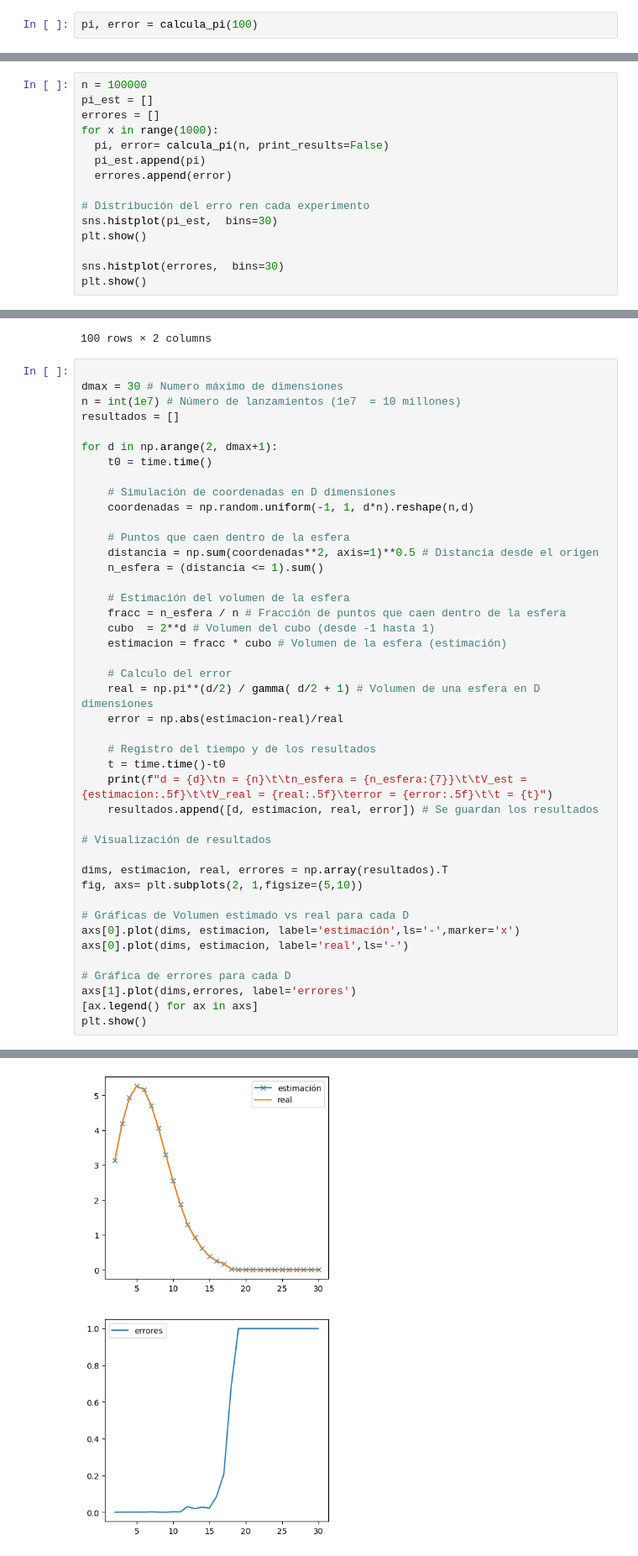
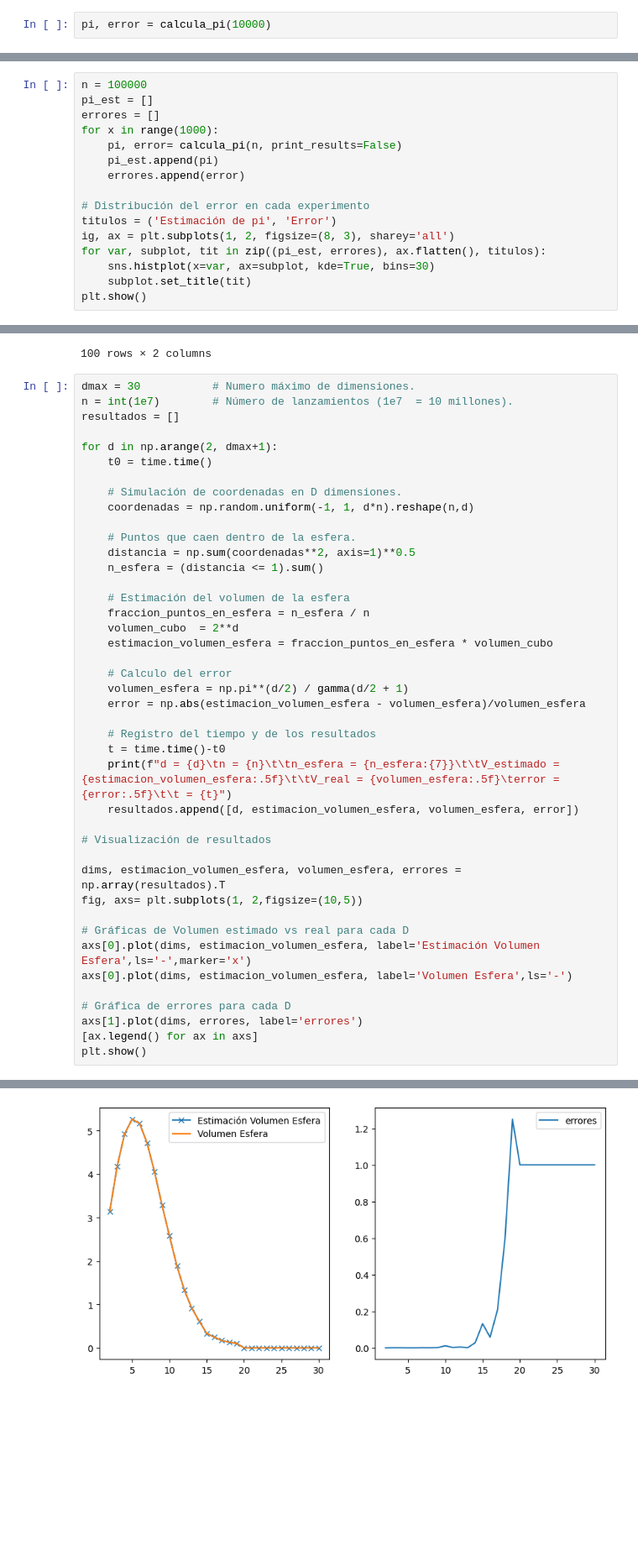
Before and after one commit to AnIsAsPe/Estimacion-probabilidad-conflicto-en-trayectorias-de-vuelos-paralelos, a Jupyter notebook: Notebooks/Estimación_de_pi_con_Montecarlo.ipynb, the cells around one changed output, grey strips where cells are left out. Shown at 84% size. Drawn from its saved outputs; the diff is of its cells as text; blank space fills up the shorter version.

```diff
--- a/Notebooks/Estimación_de_pi_con_Montecarlo.ipynb
+++ b/Notebooks/Estimación_de_pi_con_Montecarlo.ipynb
@@ -134,3 +135,3 @@ def calcula_pi(n, print_results=True):
 # %%
-pi, error = calcula_pi(100)
+pi, error = calcula_pi(10000)
 # %% [output]
@@ -142,14 +143,15 @@ n = 100000
 pi_est = []
 errores = []
 for x in range(1000):
-  pi, error= calcula_pi(n, print_results=False)
-  pi_est.append(pi)
-  errores.append(error)
+    pi, error= calcula_pi(n, print_results=False)
+    pi_est.append(pi)
+    errores.append(error)
 
-# Distribución del erro ren cada experimento
-sns.histplot(pi_est,  bins=30)
+# Distribución del error en cada experimento
+titulos = ('Estimación de pi', 'Error')
+ig, ax = plt.subplots(1, 2, figsize=(8, 3), sharey='all')
+for var, subplot, tit in zip((pi_est, errores), ax.flatten(), titulos):
+    sns.histplot(x=var, ax=subplot, kde=True, bins=30)
+    subplot.set_title(tit)
 plt.show()
-
-sns.histplot(errores,  bins=30)
-plt.show()
 # %% [output]
@@ -199,46 +200,45 @@ pd.DataFrame(coordenadas, columns = ['dim'+str(i) for i in range(1, d+1)])
 | 99 | -0.483200 | 0.247249 |
 100 rows × 2 columns
 # %%
-
-dmax = 30 # Numero máximo de dimensiones
-n = int(1e7) # Número de lanzamientos (1e7  = 10 millones)
+dmax = 30           # Numero máximo de dimensiones.
+n = int(1e7)        # Número de lanzamientos (1e7  = 10 millones).
 resultados = []
 
 for d in np.arange(2, dmax+1):
     t0 = time.time()
 
-    # Simulación de coordenadas en D dimensiones
+    # Simulación de coordenadas en D dimensiones.
     coordenadas = np.random.uniform(-1, 1, d*n).reshape(n,d)
 
-    # Puntos que caen dentro de la esfera
-    distancia = np.sum(coordenadas**2, axis=1)**0.5 # Distancia desde el origen
+    # Puntos que caen dentro de la esfera.
+    distancia = np.sum(coordenadas**2, axis=1)**0.5
     n_esfera = (distancia <= 1).sum()
 
     # Estimación del volumen de la esfera
-    fracc = n_esfera / n # Fracción de puntos que caen dentro de la esfera
-    cubo  = 2**d # Volumen del cubo (desde -1 hasta 1)
-    estimacion = fracc * cubo # Volumen de la esfera (estimación)
+    fraccion_puntos_en_esfera = n_esfera / n
+    volumen_cubo  = 2**d
+    estimacion_volumen_esfera = fraccion_puntos_en_esfera * volumen_cubo
 
     # Calculo del error
-    real = np.pi**(d/2) / gamma( d/2 + 1) # Volumen de una esfera en D dimensiones
-    error = np.abs(estimacion-real)/real
+    volumen_esfera = np.pi**(d/2) / gamma(d/2 + 1)
+    error = np.abs(estimacion_volumen_esfera - volumen_esfera)/volumen_esfera
 
     # Registro del tiempo y de los resultados
     t = time.time()-t0
-    print(f"d = {d}\tn = {n}\t\tn_esfera = {n_esfera:{7}}\t\tV_est = {estimacion:.5f}\t\tV_real = {real:.5f}\terror = {error:.5f}\t\t = {t}")
-    resultados.append([d, estimacion, real, error]) # Se guardan los resultados
+    print(f"d = {d}\tn = {n}\t\tn_esfera = {n_esfera:{7}}\t\tV_estimado = {estimacion_volumen_esfera:.5f}\t\tV_real = {volumen_esfera:.5f}\terror = {error:.5f}\t\t = {t}")
+    resultados.append([d, estimacion_volumen_esfera, volumen_esfera, error])
 
 # Visualización de resultados
 
-dims, estimacion, real, errores = np.array(resultados).T
-fig, axs= plt.subplots(2, 1,figsize=(5,10))
+dims, estimacion_volumen_esfera, volumen_esfera, errores = np.array(resultados).T
+fig, axs= plt.subplots(1, 2,figsize=(10,5))
 
 # Gráficas de Volumen estimado vs real para cada D
-axs[0].plot(dims, estimacion, label='estimación',ls='-',marker='x')
-axs[0].plot(dims, estimacion, label='real',ls='-')
+axs[0].plot(dims, estimacion_volumen_esfera, label='Estimación Volumen Esfera',ls='-',marker='x')
+axs[0].plot(dims, estimacion_volumen_esfera, label='Volumen Esfera',ls='-')
 
 # Gráfica de errores para cada D
-axs[1].plot(dims,errores, label='errores')
+axs[1].plot(dims, errores, label='errores')
 [ax.legend() for ax in axs]
 plt.show()
 # %% [output]
@@ -262 +262 @@ d = 30  n = 10000000            n_esfera =       0              V_est = 0.00000
-[figure, old version]
+[figure, new version]
```
Also changed, not shown: parts of 10 cells of this notebook.
